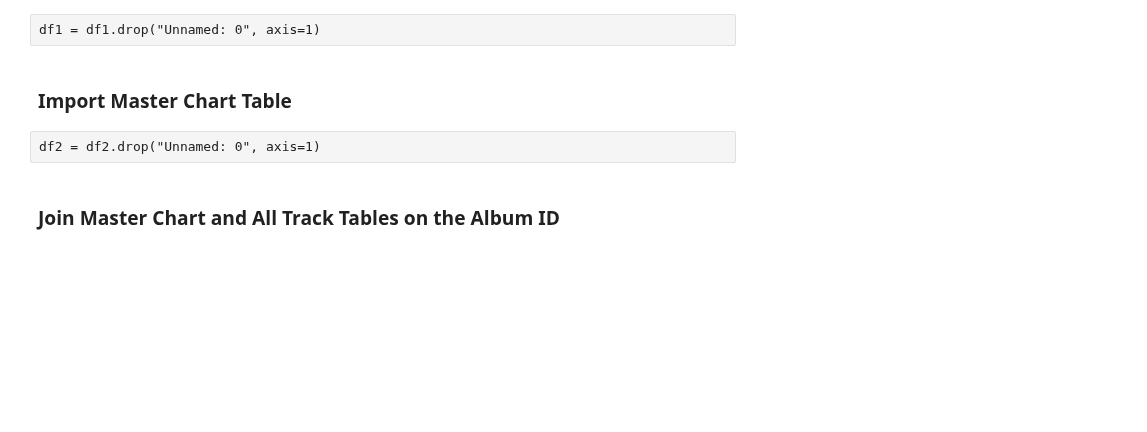
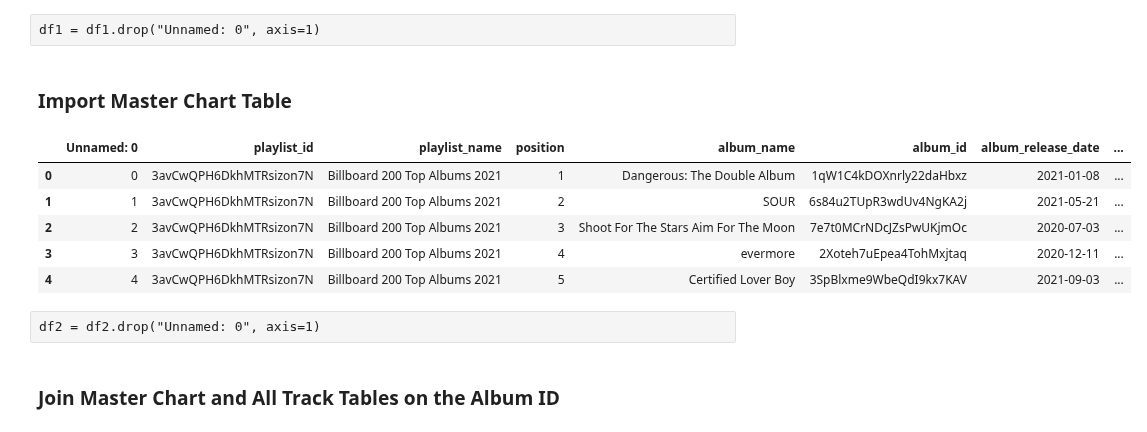
Before and after one commit to katieravenwood/Spotify-Five-Year-Analysis-Project, a Jupyter notebook: notebooks/ExploratoryAnalysis.ipynb, the cells around one changed output. Saved outputs shown, nothing was run; the diff lists cells and outputs as text; code cells hidden in the pictures; blank space fills up the shorter version.

```diff
--- a/notebooks/ExploratoryAnalysis.ipynb
+++ b/notebooks/ExploratoryAnalysis.ipynb
@@ -41,6 +49,14 @@ df1 = df1.drop("Unnamed: 0", axis=1)
 ### Import Master Chart Table
 # %%
 df2=pd.read_csv("../data/MasterChartTableRecoded.csv")
+df2.head()
+# %% [output]
+|  | Unnamed: 0 | playlist_id | playlist_name | position | album_name | album_id | album_release_date | ... |
+| 0 | 0 | 3avCwQPH6DkhMTRsizon7N | Billboard 200 Top Albums 2021 | 1 | Dangerous: The Double Album | 1qW1C4kDOXnrly22daHbxz | 2021-01-08 | ... |
+| 1 | 1 | 3avCwQPH6DkhMTRsizon7N | Billboard 200 Top Albums 2021 | 2 | SOUR | 6s84u2TUpR3wdUv4NgKA2j | 2021-05-21 | ... |
+| 2 | 2 | 3avCwQPH6DkhMTRsizon7N | Billboard 200 Top Albums 2021 | 3 | Shoot For The Stars Aim For The Moon | 7e7t0MCrNDcJZsPwUKjmOc | 2020-07-03 | ... |
+| 3 | 3 | 3avCwQPH6DkhMTRsizon7N | Billboard 200 Top Albums 2021 | 4 | evermore | 2Xoteh7uEpea4TohMxjtaq | 2020-12-11 | ... |
+| 4 | 4 | 3avCwQPH6DkhMTRsizon7N | Billboard 200 Top Albums 2021 | 5 | Certified Lover Boy | 3SpBlxme9WbeQdI9kx7KAV | 2021-09-03 | ... |
 # %% [raw]
 df2 = df2.drop("Unnamed: 0", axis=1)
 # %%
```
Also changed, not shown: parts of 40 cells of this notebook, 1 other file.
